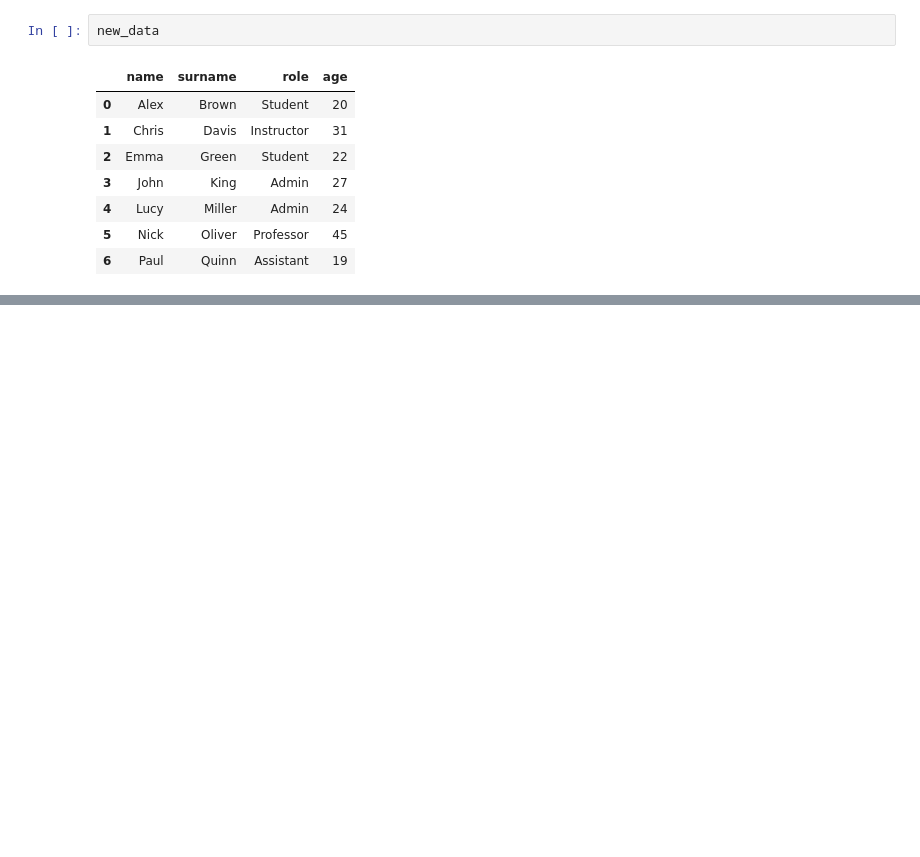
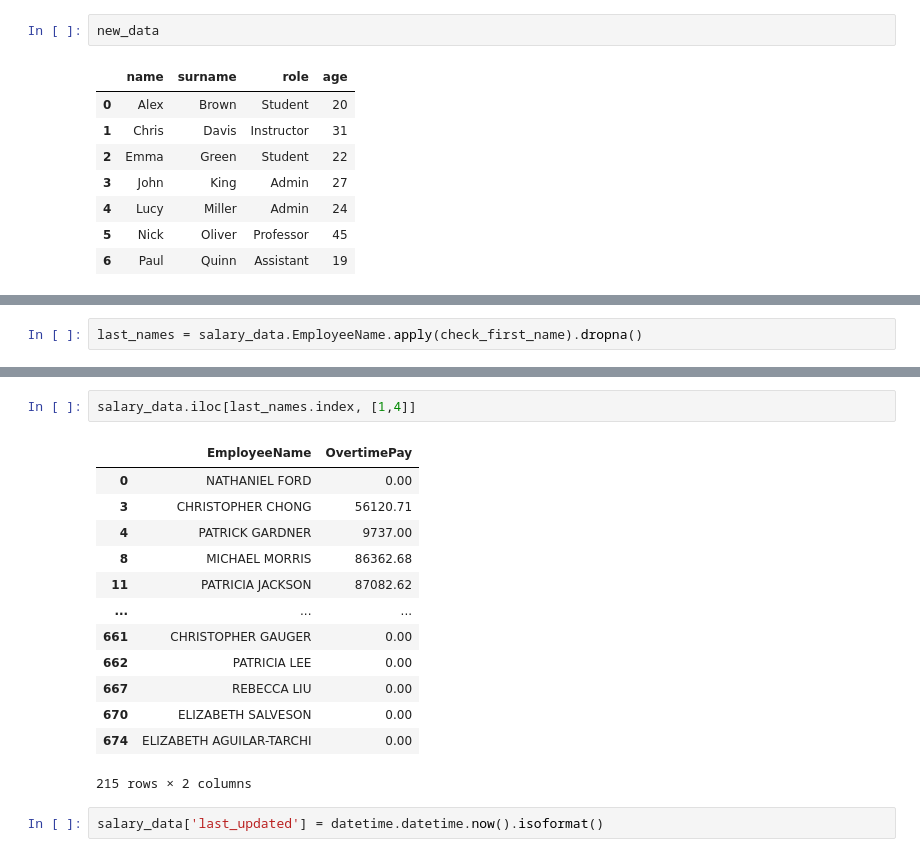
Before and after one commit to ndjogo/Class_practice, a Jupyter notebook: pandas/pandas.ipynb, the cells around one changed output, grey strips where cells are left out. Drawn from its saved outputs; the diff is of its cells as text; blank space fills up the shorter version.

```diff
--- a/pandas/pandas.ipynb
+++ b/pandas/pandas.ipynb
@@ -120,0 +260,2 @@ new_data
+# %%
+last_names = salary_data.EmployeeName.apply(check_first_name).dropna()
@@ -120,0 +277,18 @@ new_data
+# %%
+salary_data.iloc[last_names.index, [1,4]]
+# %% [output]
+|  | EmployeeName | OvertimePay |
+| 0 | NATHANIEL FORD | 0.00 |
+| 3 | CHRISTOPHER CHONG | 56120.71 |
+| 4 | PATRICK GARDNER | 9737.00 |
+| 8 | MICHAEL MORRIS | 86362.68 |
+| 11 | PATRICIA JACKSON | 87082.62 |
+| ... | ... | ... |
+| 661 | CHRISTOPHER GAUGER | 0.00 |
+| 662 | PATRICIA LEE | 0.00 |
+| 667 | REBECCA LIU | 0.00 |
+| 670 | ELIZABETH SALVESON | 0.00 |
+| 674 | ELIZABETH AGUILAR-TARCHI | 0.00 |
+215 rows × 2 columns
+# %%
+salary_data['last_updated'] = datetime.datetime.now().isoformat()
```
Also changed, not shown: parts of 23 cells of this notebook, 5 other files.
